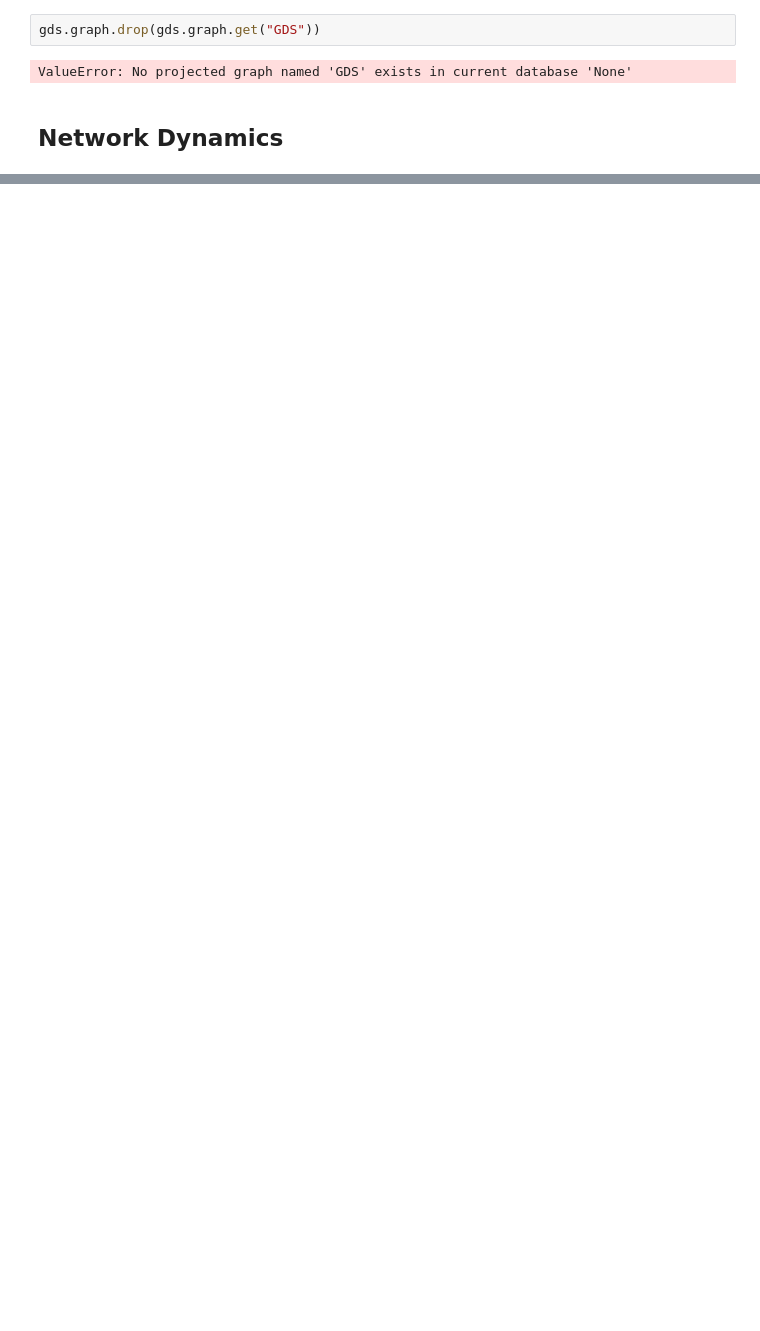
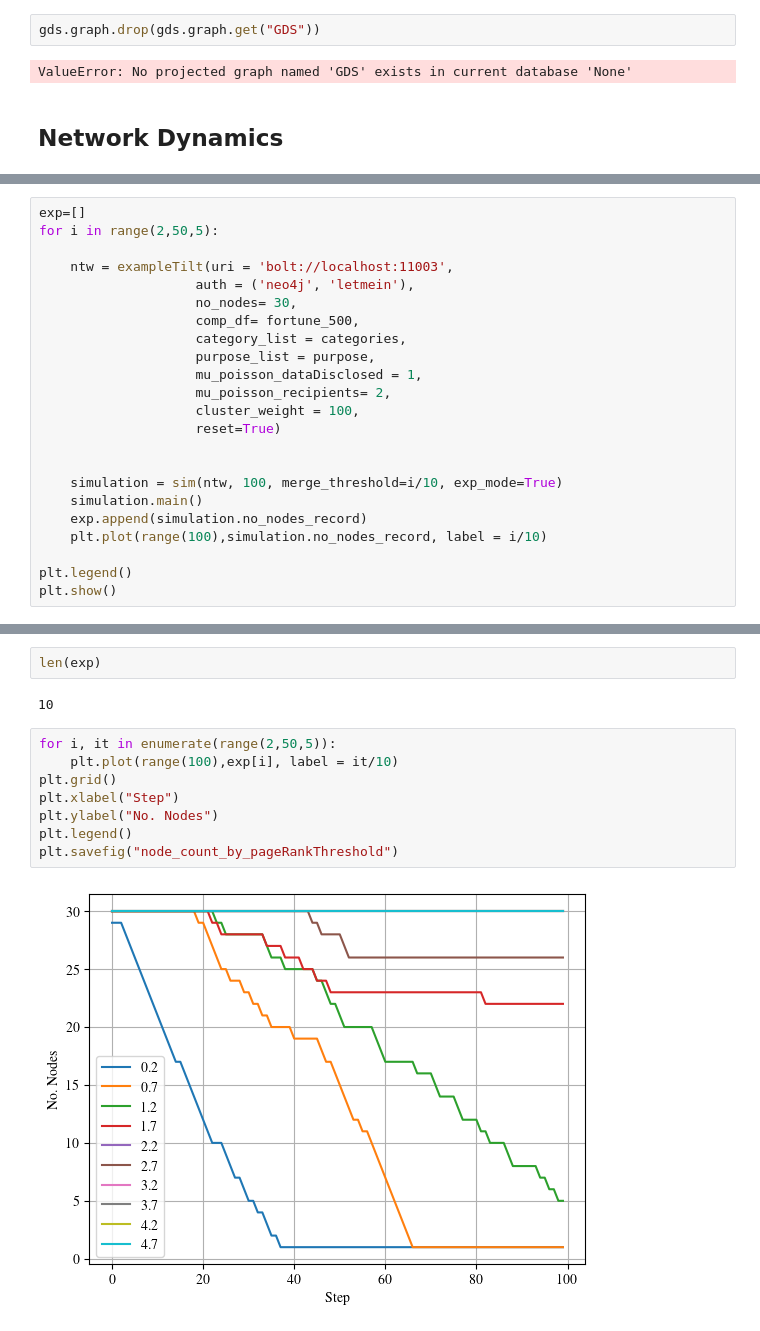
Before and after one commit to Transparency-Information-Language/tilt-graph-analyis, a Jupyter notebook: fake_data.ipynb, the cells around one changed output, grey strips where cells are left out. Drawn from its saved outputs; the diff is of its cells as text; blank space fills up the shorter version.

```diff
--- a/fake_data.ipynb
+++ b/fake_data.ipynb
@@ -958,0 +1026,23 @@ Beginning with the simulation.
+# %%
+exp=[]
+for i in range(2,50,5):
+
+    ntw = exampleTilt(uri = 'bolt://localhost:11003',
+                    auth = ('neo4j', 'letmein'),
+                    no_nodes= 30,
+                    comp_df= fortune_500,
+                    category_list = categories,
+                    purpose_list = purpose,
+                    mu_poisson_dataDisclosed = 1,
+                    mu_poisson_recipients= 2,
+                    cluster_weight = 100,
+                    reset=True)
+
+
+    simulation = sim(ntw, 100, merge_threshold=i/10, exp_mode=True)
+    simulation.main()
+    exp.append(simulation.no_nodes_record)
+    plt.plot(range(100),simulation.no_nodes_record, label = i/10)
+
+plt.legend()
+plt.show()
@@ -958,0 +1090,14 @@ Beginning with the simulation.
+# %%
+len(exp)
+# %% [output]
+10
+# %%
+for i, it in enumerate(range(2,50,5)):
+    plt.plot(range(100),exp[i], label = it/10)
+plt.grid()
+plt.xlabel("Step")
+plt.ylabel("No. Nodes")
+plt.legend()
+plt.savefig("node_count_by_pageRankThreshold")
+# %% [output]
+[figure, added]
```
Also changed, not shown: parts of 12 cells of this notebook, 2 other files.
